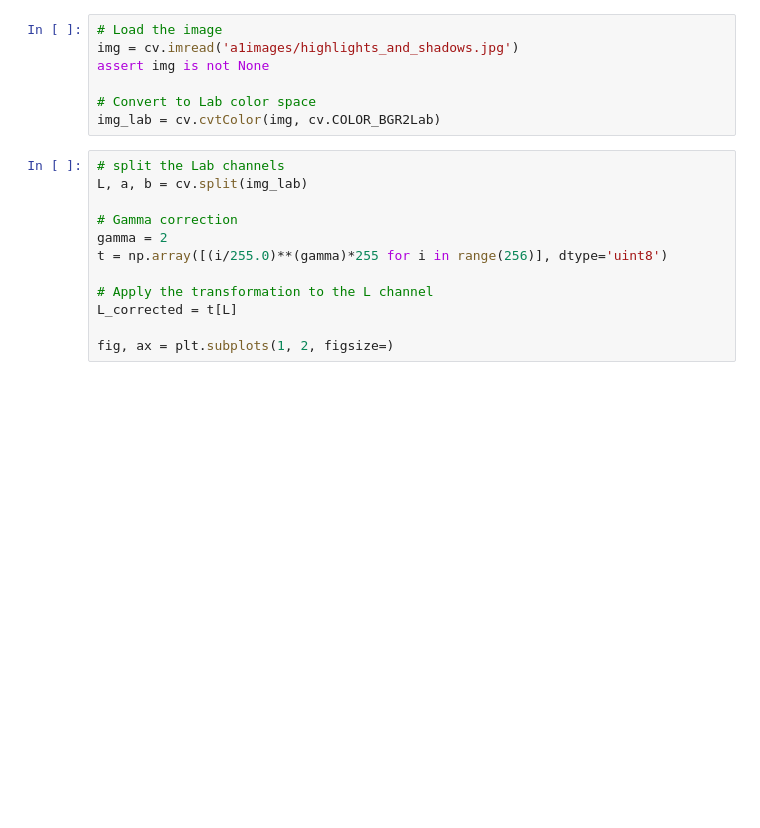
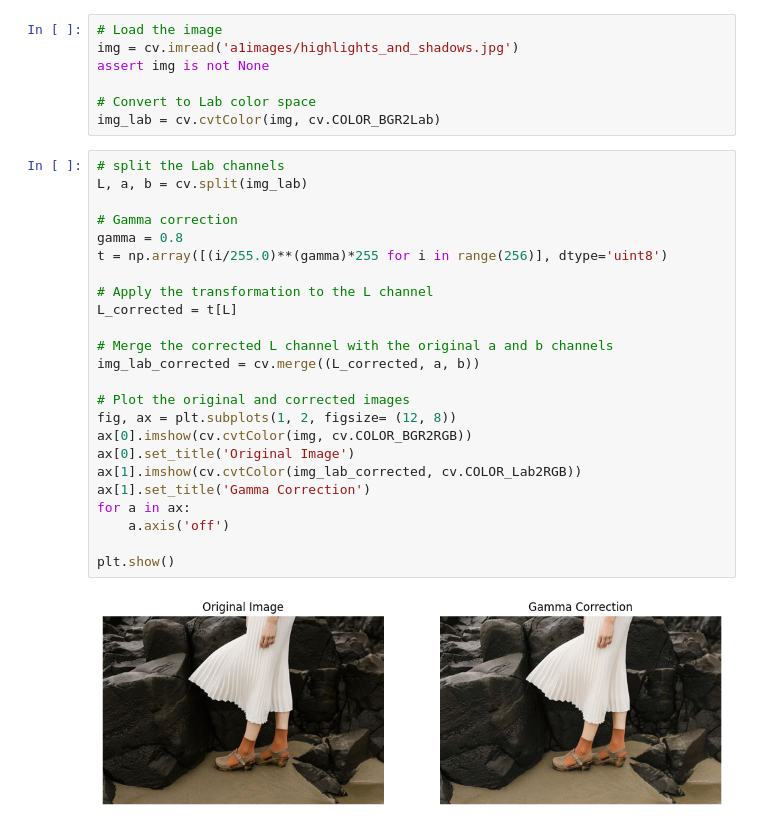
Before and after one commit to MohamedAazir/EN3160_Computer_Vision, a Jupyter notebook: Assignment_1.ipynb, the cells around one changed output. Saved outputs shown, nothing was run; the diff lists cells and outputs as text; blank space fills up the shorter version.

```diff
--- a/Assignment_1.ipynb
+++ b/Assignment_1.ipynb
@@ -149,12 +149,26 @@ img_lab = cv.cvtColor(img, cv.COLOR_BGR2Lab)
 # %%
 # split the Lab channels
 L, a, b = cv.split(img_lab)
 
 # Gamma correction
-gamma = 2
+gamma = 0.8
 t = np.array([(i/255.0)**(gamma)*255 for i in range(256)], dtype='uint8')
 
 # Apply the transformation to the L channel
 L_corrected = t[L]
 
-fig, ax = plt.subplots(1, 2, figsize=)
+# Merge the corrected L channel with the original a and b channels
+img_lab_corrected = cv.merge((L_corrected, a, b))
+
+# Plot the original and corrected images
+fig, ax = plt.subplots(1, 2, figsize= (12, 8))
+ax[0].imshow(cv.cvtColor(img, cv.COLOR_BGR2RGB))
+ax[0].set_title('Original Image')
+ax[1].imshow(cv.cvtColor(img_lab_corrected, cv.COLOR_Lab2RGB))
+ax[1].set_title('Gamma Correction')
+for a in ax:
+    a.axis('off')
+
+plt.show()
+# %% [output]
+[figure, added]
```
Also changed, not shown: parts of 4 cells of this notebook.
